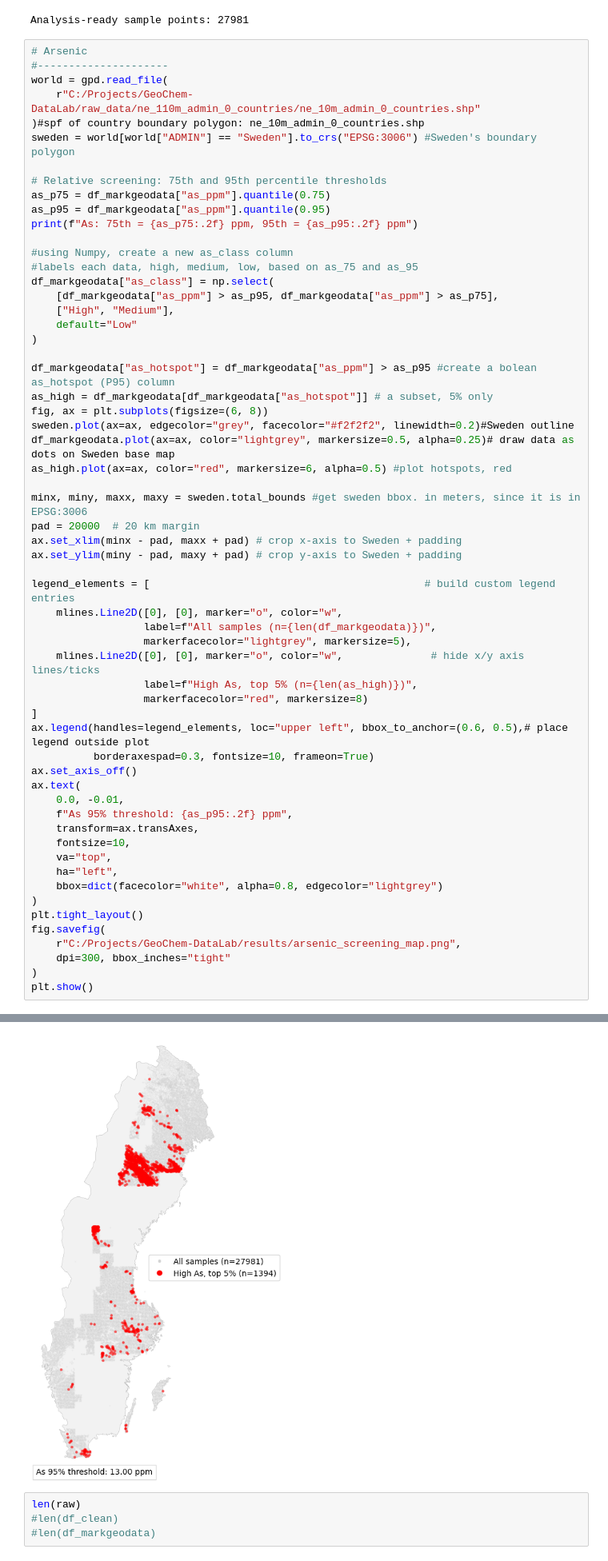
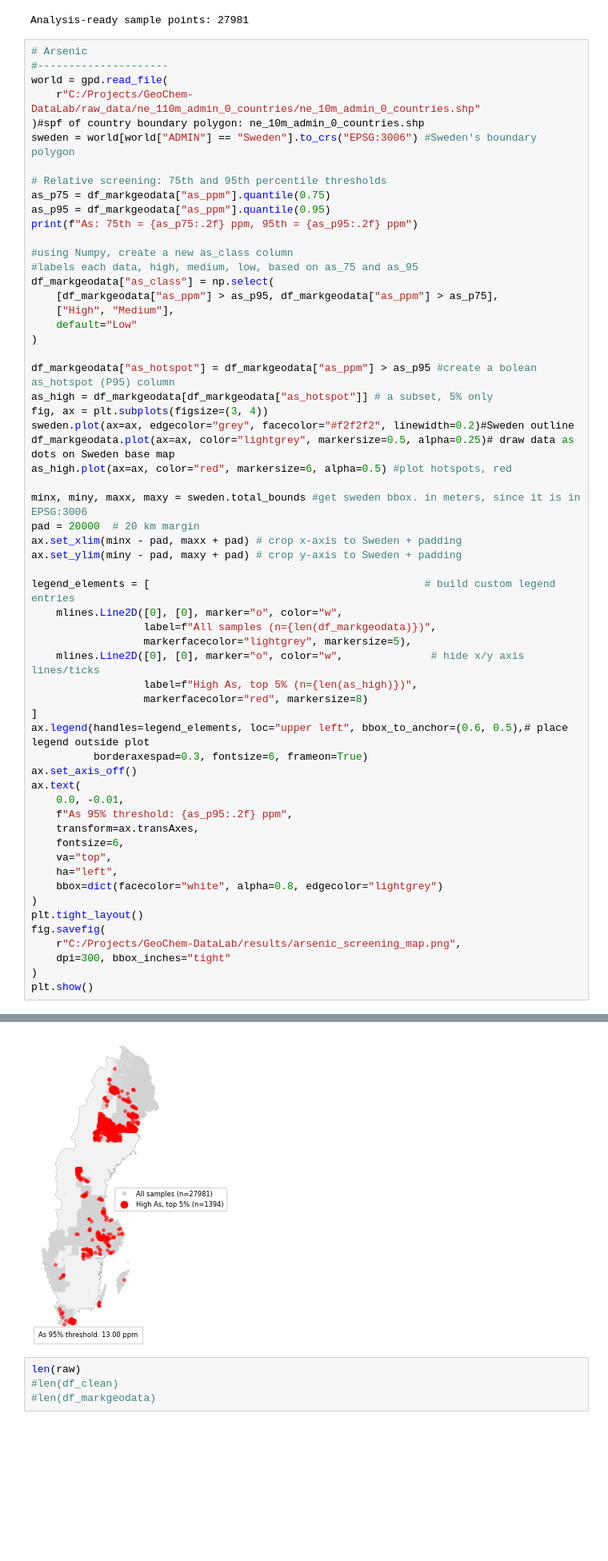
Before and after one commit to M-Tuy/GeoChem-DataLab, a Jupyter notebook: notebooks/arsenic.ipynb, the cells around one changed output, grey strips where cells are left out. Shown at 80% size. Drawn from its saved outputs; the diff is of its cells as text; blank space fills up the shorter version.

```diff
--- a/notebooks/arsenic.ipynb
+++ b/notebooks/arsenic.ipynb
@@ -67,7 +67,7 @@ df_markgeodata["as_class"] = np.select(
 
 df_markgeodata["as_hotspot"] = df_markgeodata["as_ppm"] > as_p95 #create a bolean as_hotspot (P95) column
 as_high = df_markgeodata[df_markgeodata["as_hotspot"]] # a subset, 5% only
-fig, ax = plt.subplots(figsize=(6, 8))
+fig, ax = plt.subplots(figsize=(3, 4))
 sweden.plot(ax=ax, edgecolor="grey", facecolor="#f2f2f2", linewidth=0.2)#Sweden outline
 df_markgeodata.plot(ax=ax, color="lightgrey", markersize=0.5, alpha=0.25)# draw data as dots on Sweden base map
 as_high.plot(ax=ax, color="red", markersize=6, alpha=0.5) #plot hotspots, red
@@ -76,36 +76,36 @@ minx, miny, maxx, maxy = sweden.total_bounds #get sweden bbox. in meters, since
 pad = 20000  # 20 km margin
 ax.set_xlim(minx - pad, maxx + pad) # crop x-axis to Sweden + padding
 ax.set_ylim(miny - pad, maxy + pad) # crop y-axis to Sweden + padding
 
 legend_elements = [                                            # build custom legend entries
     mlines.Line2D([0], [0], marker="o", color="w",
                   label=f"All samples (n={len(df_markgeodata)})",
                   markerfacecolor="lightgrey", markersize=5),
     mlines.Line2D([0], [0], marker="o", color="w",              # hide x/y axis lines/ticks
                   label=f"High As, top 5% (n={len(as_high)})",
                   markerfacecolor="red", markersize=8)
 ]
 ax.legend(handles=legend_elements, loc="upper left", bbox_to_anchor=(0.6, 0.5),# place legend outside plot
-          borderaxespad=0.3, fontsize=10, frameon=True)
+          borderaxespad=0.3, fontsize=6, frameon=True)
 ax.set_axis_off()
 ax.text(
     0.0, -0.01,
     f"As 95% threshold: {as_p95:.2f} ppm",
     transform=ax.transAxes,
-    fontsize=10,
+    fontsize=6,
     va="top",
     ha="left",
     bbox=dict(facecolor="white", alpha=0.8, edgecolor="lightgrey")
 )
 plt.tight_layout()
 fig.savefig(
     r"C:/Projects/GeoChem-DataLab/results/arsenic_screening_map.png",
     dpi=300, bbox_inches="tight"
 )
 plt.show()
 # %% [output]
 As: 75th = 3.90 ppm, 95th = 13.00 ppm
-[figure, old version]
+[figure, new version]
 # %%
 len(raw)
 #len(df_clean)
```
Also changed, not shown: 7 other files.
